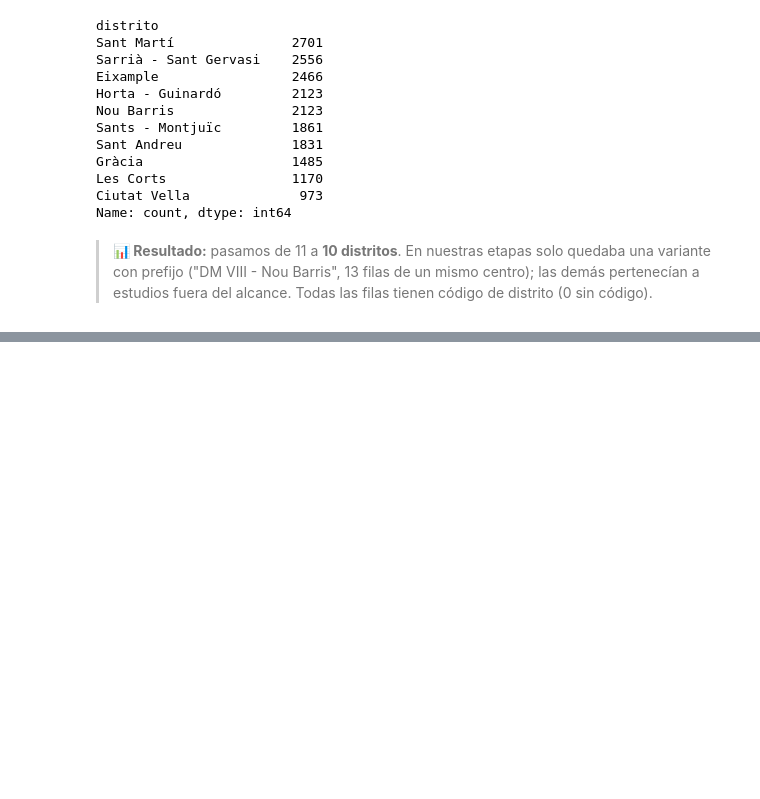
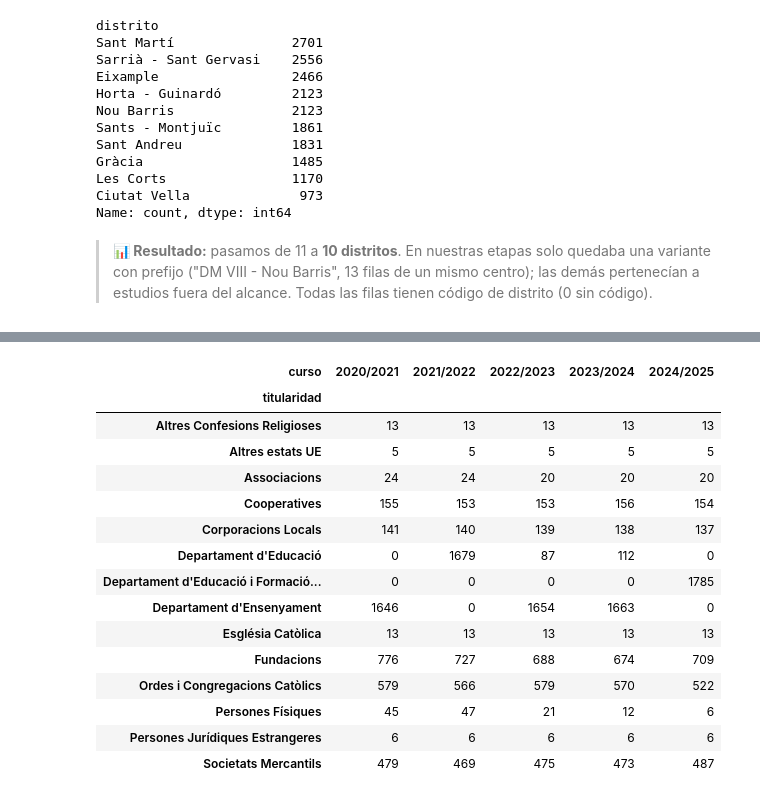
Before and after one commit to esrakesken/eda-educacion-barcelona, a Jupyter notebook: notebooks/01_eda_educacion_bcn.ipynb, the cells around one changed output, grey strips where cells are left out. Cells and saved outputs as stored; diff of their text form; code cells hidden in the pictures; blank space fills up the shorter version.

Commit message:
feat: unificar y traducir titularidad

```diff
--- a/notebooks/01_eda_educacion_bcn.ipynb
+++ b/notebooks/01_eda_educacion_bcn.ipynb
@@ -544,0 +550,19 @@ Name: count, dtype: int64
+# %%
+pd.crosstab(df_limpio["titularidad"], df_limpio["curso"])
+# %% [output]
+| curso | 2020/2021 | 2021/2022 | 2022/2023 | 2023/2024 | 2024/2025 |
+| titularidad |  |  |  |  |  |
+| Altres Confesions Religioses | 13 | 13 | 13 | 13 | 13 |
+| Altres estats UE | 5 | 5 | 5 | 5 | 5 |
+| Associacions | 24 | 24 | 20 | 20 | 20 |
+| Cooperatives | 155 | 153 | 153 | 156 | 154 |
+| Corporacions Locals | 141 | 140 | 139 | 138 | 137 |
+| Departament d'Educació | 0 | 1679 | 87 | 112 | 0 |
+| Departament d'Educació i Formació... | 0 | 0 | 0 | 0 | 1785 |
+| Departament d'Ensenyament | 1646 | 0 | 1654 | 1663 | 0 |
+| Església Catòlica | 13 | 13 | 13 | 13 | 13 |
+| Fundacions | 776 | 727 | 688 | 674 | 709 |
+| Ordes i Congregacions Catòlics | 579 | 566 | 579 | 570 | 522 |
+| Persones Físiques | 45 | 47 | 21 | 12 | 6 |
+| Persones Jurídiques Estrangeres | 6 | 6 | 6 | 6 | 6 |
+| Societats Mercantils | 479 | 469 | 475 | 473 | 487 |
```
Also changed, not shown: parts of 4 cells of this notebook.
